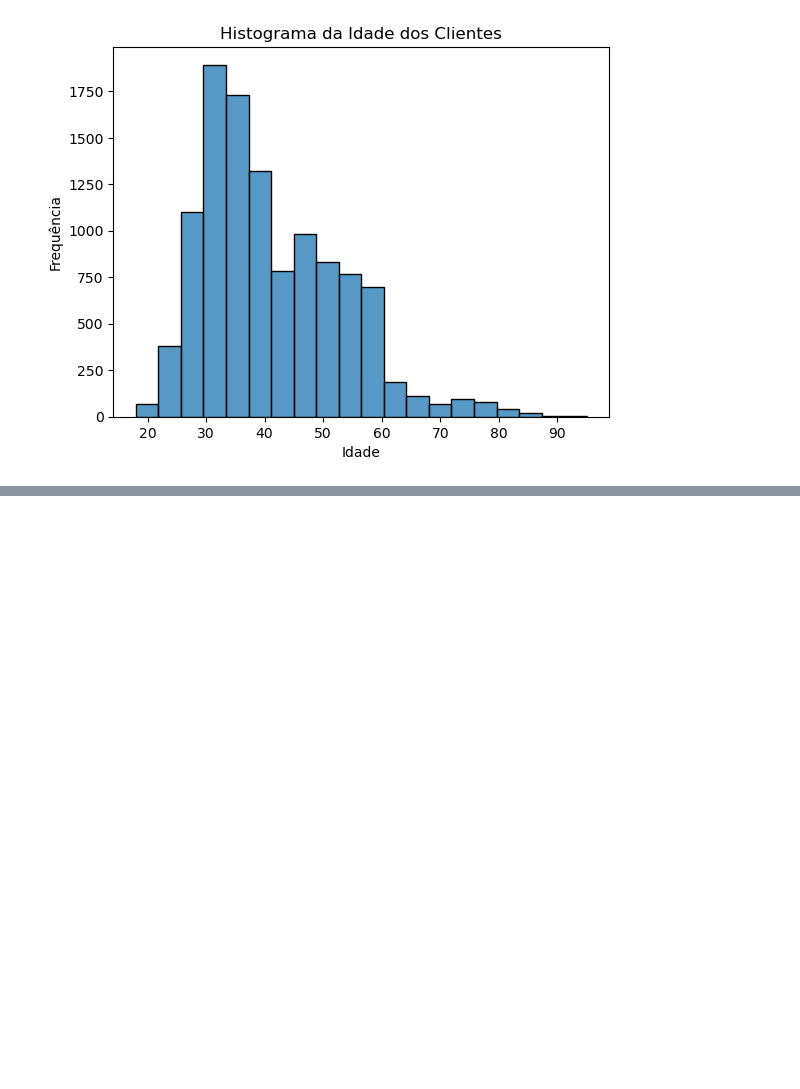
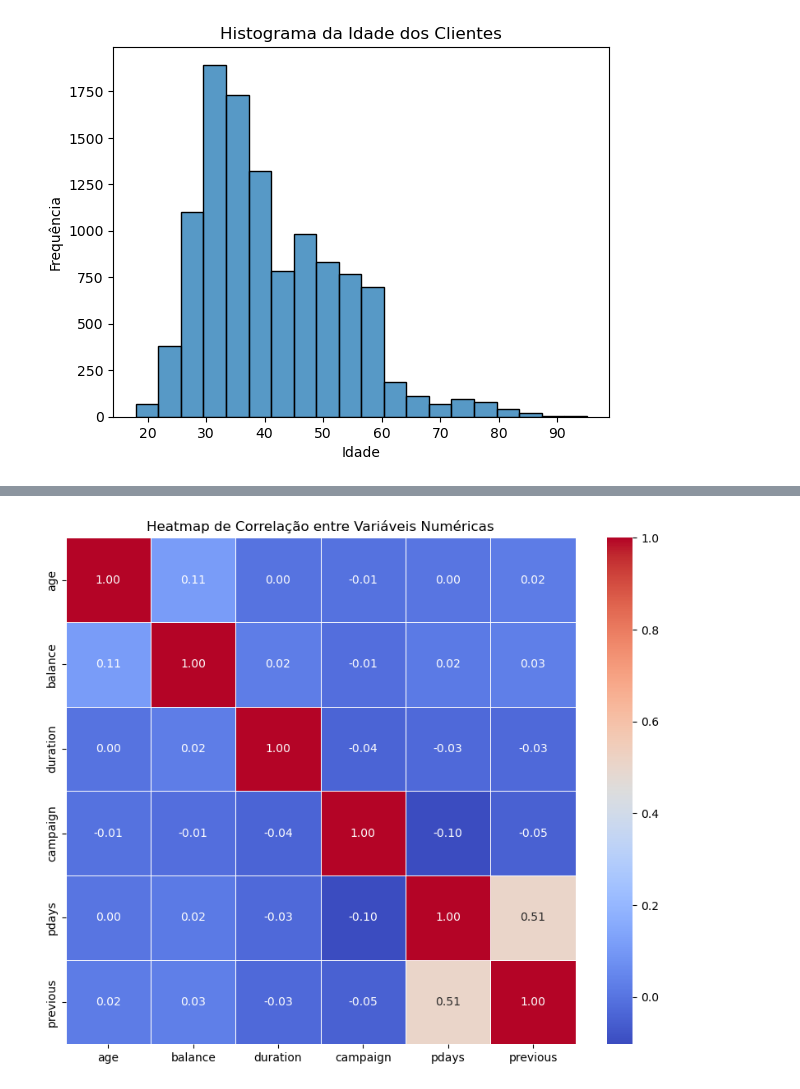
Before and after one commit to Melattoo/learning_bank, a Jupyter notebook: 02_script/03_exercicios.ipynb, the cells around one changed output, grey strips where cells are left out. Saved outputs shown, nothing was run; the diff lists cells and outputs as text; code cells hidden in the pictures; blank space fills up the shorter version.

```diff
--- a/02_script/03_exercicios.ipynb
+++ b/02_script/03_exercicios.ipynb
@@ -17,0 +51,15 @@ plt.show()
+# %%
+#* 📊 **Exercício 14:** Heatmap de correlação entre as variáveis numéricas (`age, balance, duration, campaign, pdays, previous`).
+
+variaveis_numericas =  ["age", "balance", "duration", "campaign", "pdays", "previous"]
+df_numerico = base_bank[variaveis_numericas]
+
+correlacao = df_numerico.corr()
+
+plt.figure(figsize=(10, 8))
+sns.heatmap(correlacao, annot=True, fmt=".2f", cmap="coolwarm", linewidths=.5)
+plt.title("Heatmap de Correlação entre Variáveis Numéricas")
+plt.savefig("../03_saida/heatmap.png", dpi=300, bbox_inches="tight")
+plt.show()
+# %% [output]
+[figure, added]
```
Also changed, not shown: parts of 3 cells of this notebook, 12 other files.
